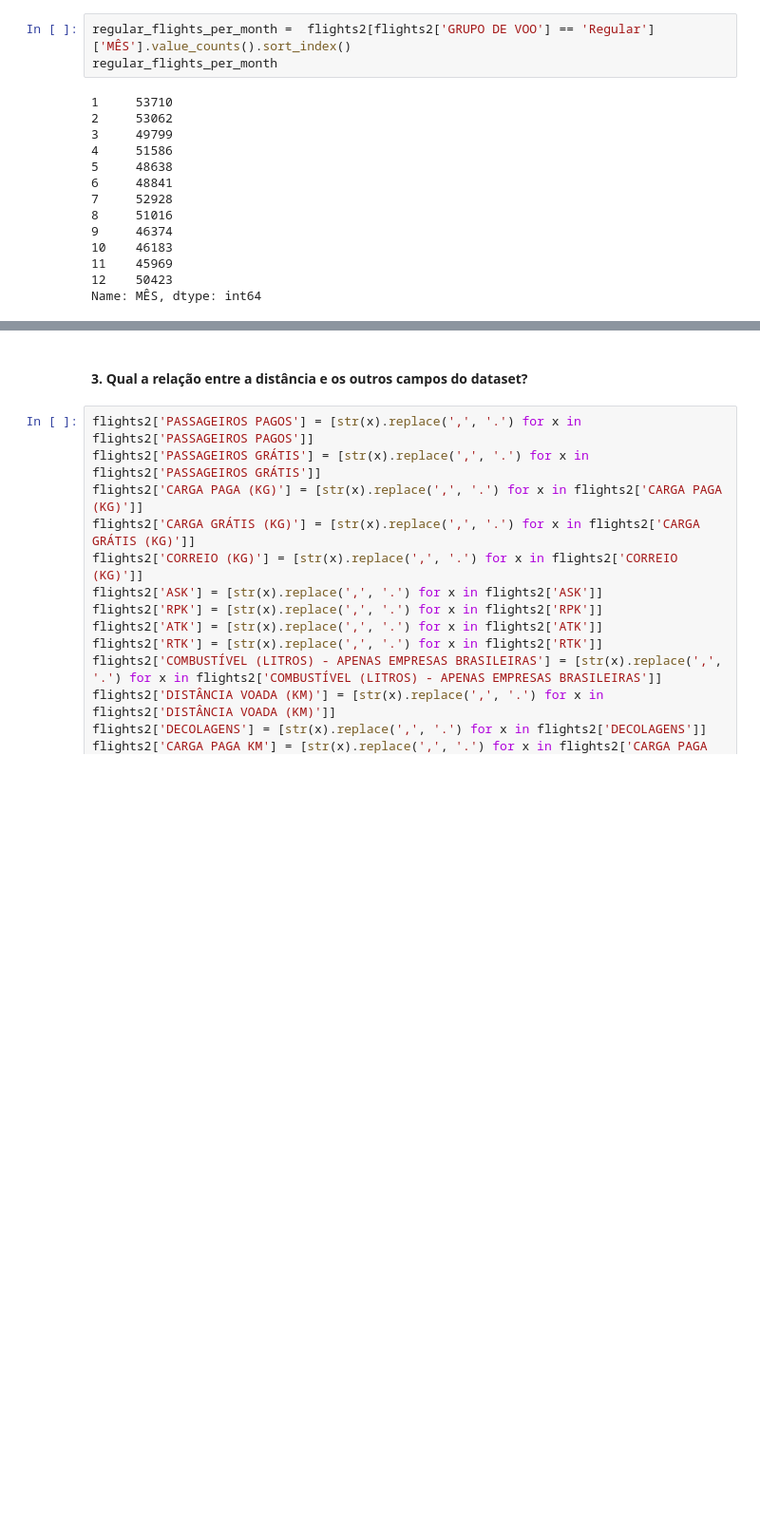
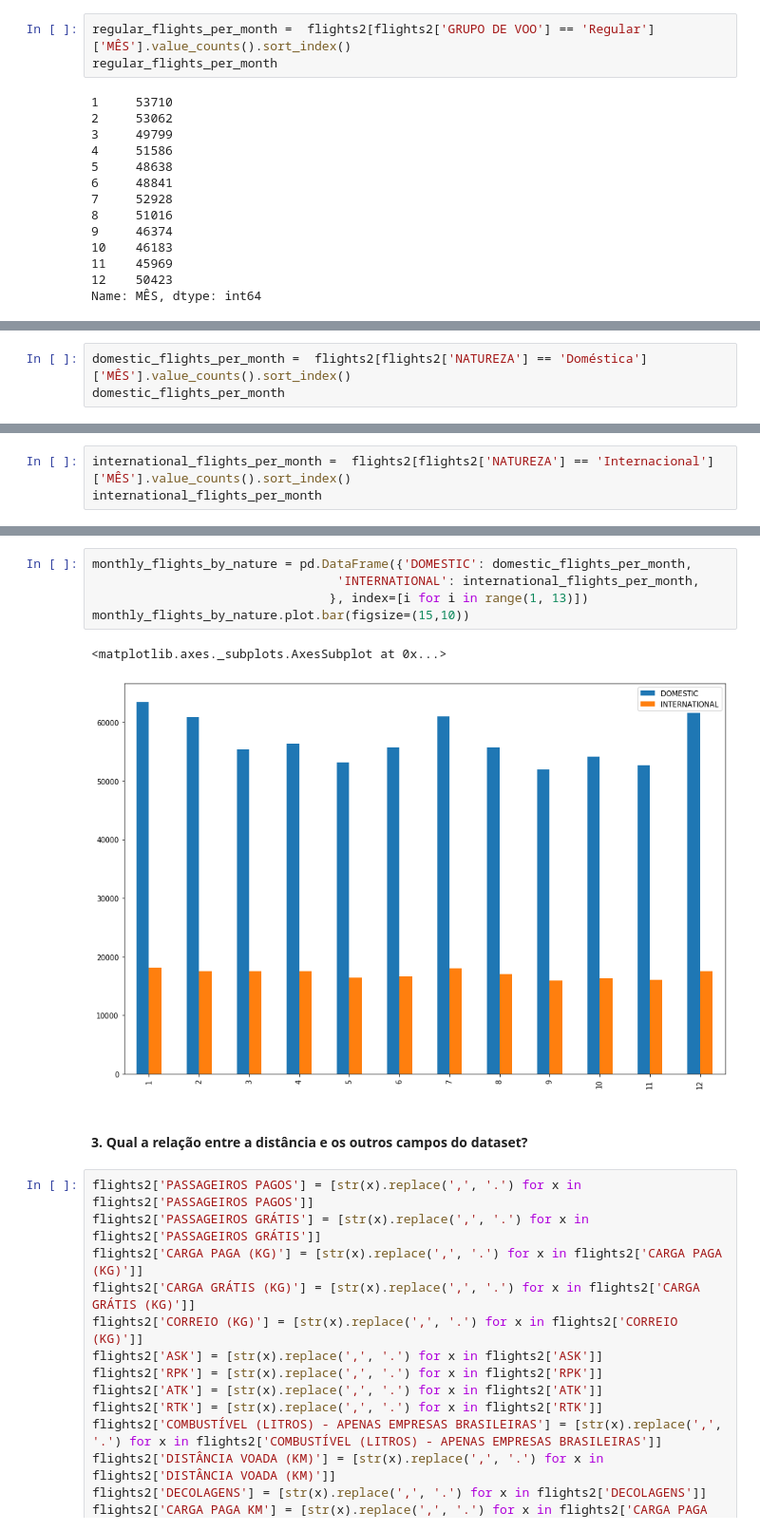
Before and after one commit to ricardokojo/MAC0459-2019, a Jupyter notebook: lista+prova.ipynb, the cells around one changed output, grey strips where cells are left out. Shown at 95% size. Cells and saved outputs as stored; diff of their text form; blank space fills up the shorter version.

```diff
--- a/lista+prova.ipynb
+++ b/lista+prova.ipynb
@@ -295,0 +330,3 @@ Name: MÊS, dtype: int64
+# %%
+domestic_flights_per_month =  flights2[flights2['NATUREZA'] == 'Doméstica']['MÊS'].value_counts().sort_index()
+domestic_flights_per_month
@@ -295,0 +347,3 @@ Name: MÊS, dtype: int64
+# %%
+international_flights_per_month =  flights2[flights2['NATUREZA'] == 'Internacional']['MÊS'].value_counts().sort_index()
+international_flights_per_month
@@ -296,3 +378,11 @@ Name: MÊS, dtype: int64
+# %%
+monthly_flights_by_nature = pd.DataFrame({'DOMESTIC': domestic_flights_per_month,
+                                 'INTERNATIONAL': international_flights_per_month,
+                                }, index=[i for i in range(1, 13)])
+monthly_flights_by_nature.plot.bar(figsize=(15,10))
+# %% [output]
+<matplotlib.axes._subplots.AxesSubplot at 0x...>
+[figure, added]
 # %% [markdown]
 #### 3. Qual a relação entre a distância e os outros campos do dataset?
 # %%
```
Also changed, not shown: parts of 11 cells of this notebook.
